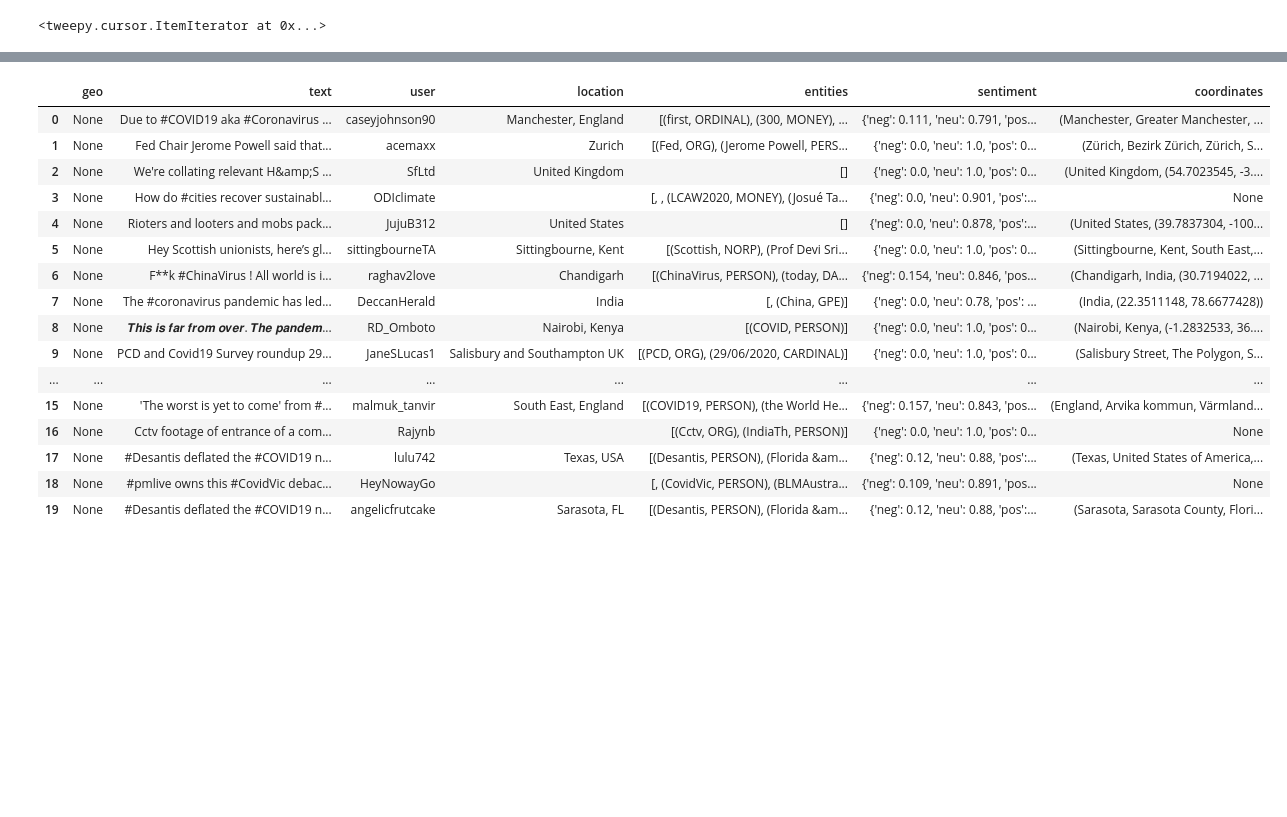
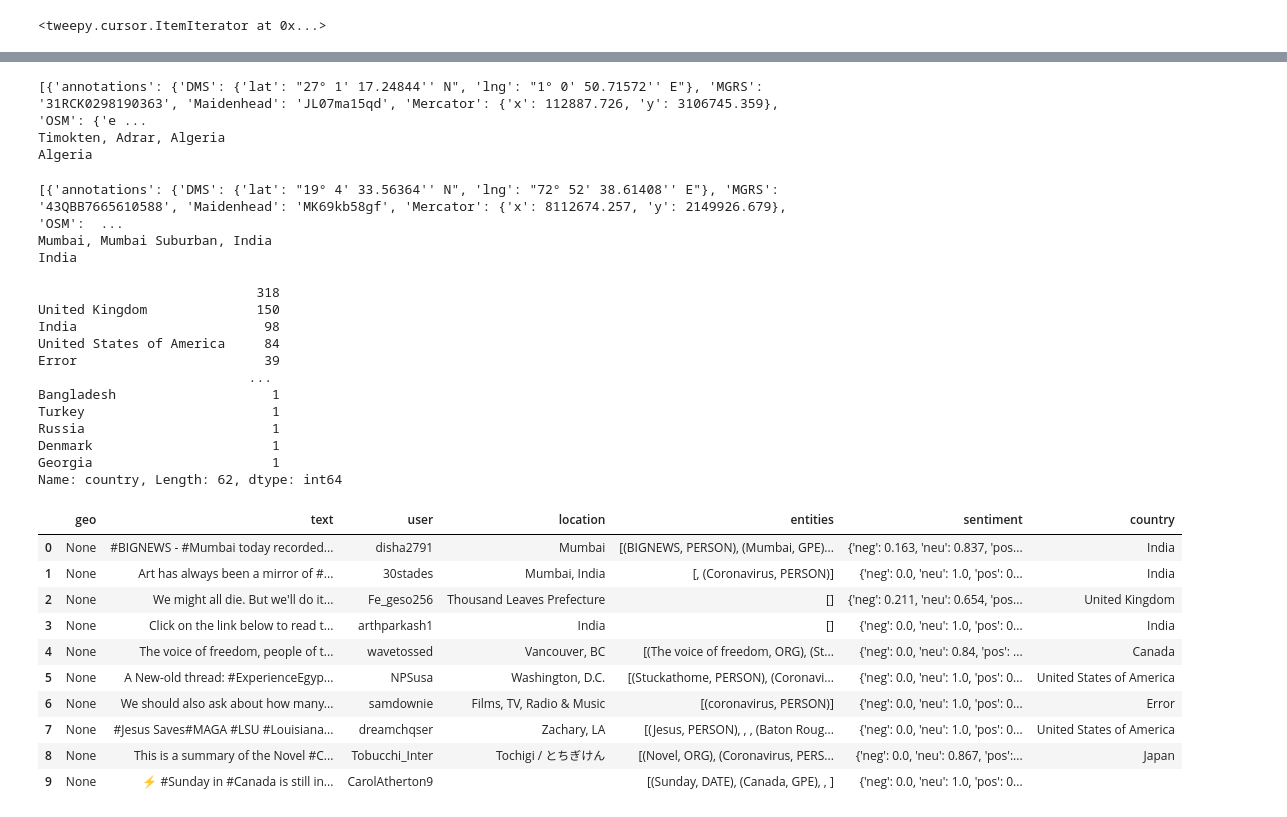
Before and after one commit to ritesh-chafer/Coronavirus_Enrichment, a Jupyter notebook: Twitter_Analysis.ipynb, the cells around one changed output, grey strips where cells are left out. Drawn from its saved outputs; the diff is of its cells as text; code cells hidden in the pictures; blank space fills up the shorter version.

Commit message:
Tweets

```diff
--- a/Twitter_Analysis.ipynb
+++ b/Twitter_Analysis.ipynb
@@ -233,2 +211,0 @@ nom = Nominatim(user_agent="My_Apllication")
-# %%
-tweet_df["coordinates"]= tweet_df["location"].apply(nom.geocode)
@@ -235,20 +235,60 @@ tweet_df["coordinates"]= tweet_df["location"].apply(nom.geocode)
+# %%
+geocoder = OpenCageGeocode(map_api_key)
+# %%
+results = geocoder.reverse_geocode(28.033900,	1.659600)
+print(results)
+print(results[0]['formatted'])
+print(results[0]['formatted'].split(",")[-2].strip(" "))
+# %% [output]
+[{'annotations': {'DMS': {'lat': "27° 1' 17.24844'' N", 'lng': "1° 0' 50.71572'' E"}, 'MGRS': '31RCK0298190363', 'Maidenhead': 'JL07ma15qd', 'Mercator': {'x': 112887.726, 'y': 3106745.359}, 'OSM': {'e ...
+Timokten, Adrar, Algeria
+Algeria
+# %%
+results = geocoder.geocode(tweet_df['location'][1])
+print(results)
+print(results[0]['formatted'])
+print(results[0]['formatted'].split(",")[-1].strip())
+# %% [output]
+[{'annotations': {'DMS': {'lat': "19° 4' 33.56364'' N", 'lng': "72° 52' 38.61408'' E"}, 'MGRS': '43QBB7665610588', 'Maidenhead': 'MK69kb58gf', 'Mercator': {'x': 8112674.257, 'y': 2149926.679}, 'OSM':  ...
+Mumbai, Mumbai Suburban, India
+India
+# %%
+def get_country(input):
+  try:
+    output = geocoder.geocode(input)[0]['formatted'].split(",")[-1].strip()
+
+  except:
+    output="Error"
+
+  return output
+# %%
+tweet_df['country']=tweet_df['location'].apply(lambda x: "" if (not x.strip()) else get_country(x))
+# %%
+tweet_df['country'].value_counts()
+# %% [output]
+                            318
+United Kingdom              150
+India                        98
+United States of America     84
+Error                        39
+                           ...
+Bangladesh                    1
+Turkey                        1
+Russia                        1
+Denmark                       1
+Georgia                       1
+Name: country, Length: 62, dtype: int64
 # %%
-tweet_df.head(20)
+tweet_df.head(10)
 # %% [output]
-|  | geo | text | user | location | entities | sentiment | coordinates |
-| 0 | None | Due to #COVID19 aka #Coronavirus ... | caseyjohnson90 | Manchester, England | [(first, ORDINAL), (300, MONEY), ... | {'neg': 0.111, 'neu': 0.791, 'pos... | (Manchester, Greater Manchester, ... |
-| 1 | None | Fed Chair Jerome Powell said that... | acemaxx | Zurich | [(Fed, ORG), (Jerome Powell, PERS... | {'neg': 0.0, 'neu': 1.0, 'pos': 0... | (Zürich, Bezirk Zürich, Zürich, S... |
-| 2 | None | We're collating relevant H&amp;S ... | SfLtd | United Kingdom | [] | {'neg': 0.0, 'neu': 1.0, 'pos': 0... | (United Kingdom, (54.7023545, -3.... |
-| 3 | None | How do #cities recover sustainabl... | ODIclimate |  | [, , (LCAW2020, MONEY), (Josué Ta... | {'neg': 0.0, 'neu': 0.901, 'pos':... | None |
-| 4 | None | Rioters and looters and mobs pack... | JujuB312 | United States | [] | {'neg': 0.0, 'neu': 0.878, 'pos':... | (United States, (39.7837304, -100... |
-| 5 | None | Hey Scottish unionists, here’s gl... | sittingbourneTA | Sittingbourne, Kent | [(Scottish, NORP), (Prof Devi Sri... | {'neg': 0.0, 'neu': 1.0, 'pos': 0... | (Sittingbourne, Kent, South East,... |
-| 6 | None | F**k #ChinaVirus ! All world is i... | raghav2love | Chandigarh | [(ChinaVirus, PERSON), (today, DA... | {'neg': 0.154, 'neu': 0.846, 'pos... | (Chandigarh, India, (30.7194022, ... |
-| 7 | None | The #coronavirus pandemic has led... | DeccanHerald | India | [, (China, GPE)] | {'neg': 0.0, 'neu': 0.78, 'pos': ... | (India, (22.3511148, 78.6677428)) |
-| 8 | None | 𝑻𝒉𝒊𝒔 𝒊𝒔 𝒇𝒂𝒓 𝒇𝒓𝒐𝒎 𝒐𝒗𝒆𝒓. 𝑻𝒉𝒆 𝒑𝒂𝒏𝒅𝒆𝒎... | RD_Omboto | Nairobi, Kenya | [(COVID, PERSON)] | {'neg': 0.0, 'neu': 1.0, 'pos': 0... | (Nairobi, Kenya, (-1.2832533, 36.... |
-| 9 | None | PCD and Covid19 Survey roundup 29... | JaneSLucas1 | Salisbury and Southampton UK | [(PCD, ORG), (29/06/2020, CARDINAL)] | {'neg': 0.0, 'neu': 1.0, 'pos': 0... | (Salisbury Street, The Polygon, S... |
-| ... | ... | ... | ... | ... | ... | ... | ... |
-| 15 | None | 'The worst is yet to come' from #... | malmuk_tanvir | South East, England | [(COVID19, PERSON), (the World He... | {'neg': 0.157, 'neu': 0.843, 'pos... | (England, Arvika kommun, Värmland... |
-| 16 | None | Cctv footage of entrance of a com... | Rajynb |  | [(Cctv, ORG), (IndiaTh, PERSON)] | {'neg': 0.0, 'neu': 1.0, 'pos': 0... | None |
-| 17 | None | #Desantis deflated the #COVID19 n... | lulu742 | Texas, USA | [(Desantis, PERSON), (Florida &am... | {'neg': 0.12, 'neu': 0.88, 'pos':... | (Texas, United States of America,... |
-| 18 | None | #pmlive owns this #CovidVic debac... | HeyNowayGo |  | [, (CovidVic, PERSON), (BLMAustra... | {'neg': 0.109, 'neu': 0.891, 'pos... | None |
-| 19 | None | #Desantis deflated the #COVID19 n... | angelicfrutcake | Sarasota, FL | [(Desantis, PERSON), (Florida &am... | {'neg': 0.12, 'neu': 0.88, 'pos':... | (Sarasota, Sarasota County, Flori... |
+|  | geo | text | user | location | entities | sentiment | country |
+| 0 | None | #BIGNEWS - #Mumbai today recorded... | disha2791 | Mumbai | [(BIGNEWS, PERSON), (Mumbai, GPE)... | {'neg': 0.163, 'neu': 0.837, 'pos... | India |
+| 1 | None | Art has always been a mirror of #... | 30stades | Mumbai, India | [, (Coronavirus, PERSON)] | {'neg': 0.0, 'neu': 1.0, 'pos': 0... | India |
+| 2 | None | We might all die. But we'll do it... | Fe_geso256 | Thousand Leaves Prefecture | [] | {'neg': 0.211, 'neu': 0.654, 'pos... | United Kingdom |
+| 3 | None | Click on the link below to read t... | arthparkash1 | India | [] | {'neg': 0.0, 'neu': 1.0, 'pos': 0... | India |
+| 4 | None | The voice of freedom, people of t... | wavetossed | Vancouver, BC | [(The voice of freedom, ORG), (St... | {'neg': 0.0, 'neu': 0.84, 'pos': ... | Canada |
+| 5 | None | A New-old thread: #ExperienceEgyp... | NPSusa | Washington, D.C. | [(Stuckathome, PERSON), (Coronavi... | {'neg': 0.0, 'neu': 1.0, 'pos': 0... | United States of America |
+| 6 | None | We should also ask about how many... | samdownie | Films, TV, Radio & Music | [(coronavirus, PERSON)] | {'neg': 0.0, 'neu': 1.0, 'pos': 0... | Error |
+| 7 | None | #Jesus Saves#MAGA #LSU #Louisiana... | dreamchqser | Zachary, LA | [(Jesus, PERSON), , , (Baton Roug... | {'neg': 0.0, 'neu': 1.0, 'pos': 0... | United States of America |
+| 8 | None | This is a summary of the Novel #C... | Tobucchi_Inter | Tochigi / とちぎけん | [(Novel, ORG), (Coronavirus, PERS... | {'neg': 0.0, 'neu': 0.867, 'pos':... | Japan |
+| 9 | None | ⚡️ #Sunday in #Canada is still in... | CarolAtherton9 |  | [(Sunday, DATE), (Canada, GPE), , ] | {'neg': 0.0, 'neu': 1.0, 'pos': 0... |  |
```
Also changed, not shown: parts of 36 cells of this notebook.
